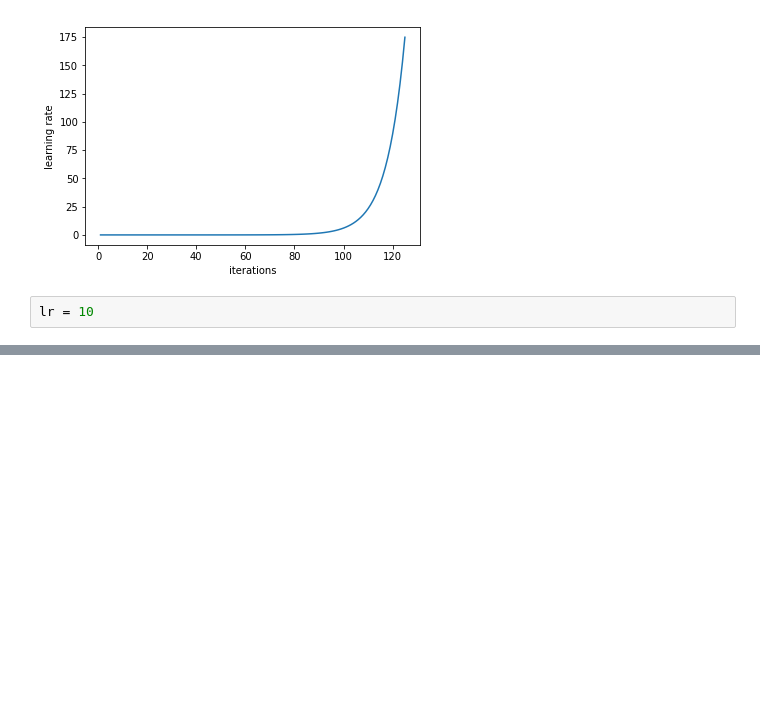
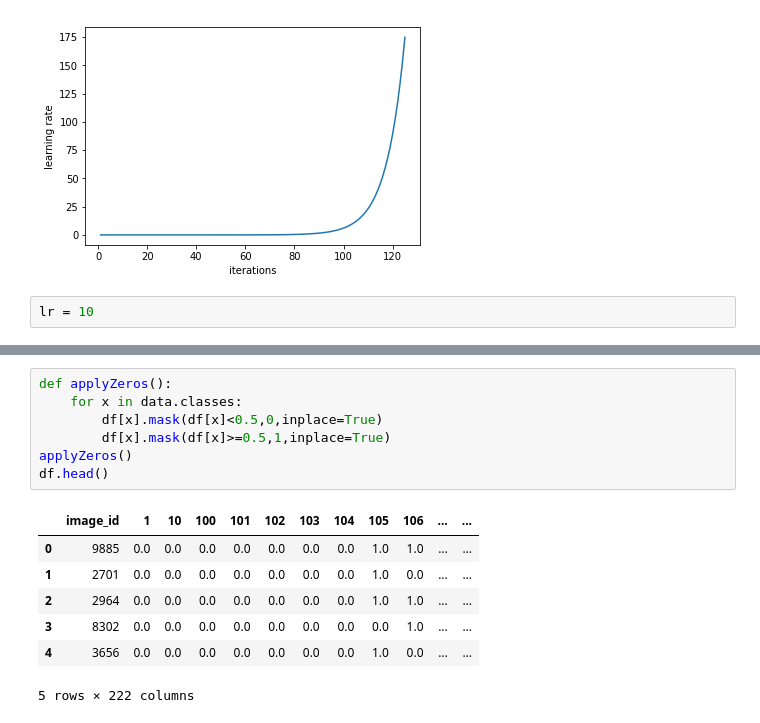
Before and after one commit to Muosvr/iMaterialistChallenge, a Jupyter notebook: iMaterialist-Challenge.ipynb, the cells around one changed output, grey strips where cells are left out. Cells and saved outputs as stored; diff of their text form; blank space fills up the shorter version.

```diff
--- a/iMaterialist-Challenge.ipynb
+++ b/iMaterialist-Challenge.ipynb
@@ -344,0 +509,15 @@ epoch      trn_loss   val_loss   f1
+# %%
+def applyZeros():
+    for x in data.classes:
+        df[x].mask(df[x]<0.5,0,inplace=True)
+        df[x].mask(df[x]>=0.5,1,inplace=True)
+applyZeros()
+df.head()
+# %% [output]
+|  | image_id | 1 | 10 | 100 | 101 | 102 | 103 | 104 | 105 | 106 | ... | ... |
+| 0 | 9885 | 0.0 | 0.0 | 0.0 | 0.0 | 0.0 | 0.0 | 0.0 | 1.0 | 1.0 | ... | ... |
+| 1 | 2701 | 0.0 | 0.0 | 0.0 | 0.0 | 0.0 | 0.0 | 0.0 | 1.0 | 0.0 | ... | ... |
+| 2 | 2964 | 0.0 | 0.0 | 0.0 | 0.0 | 0.0 | 0.0 | 0.0 | 1.0 | 1.0 | ... | ... |
+| 3 | 8302 | 0.0 | 0.0 | 0.0 | 0.0 | 0.0 | 0.0 | 0.0 | 0.0 | 1.0 | ... | ... |
+| 4 | 3656 | 0.0 | 0.0 | 0.0 | 0.0 | 0.0 | 0.0 | 0.0 | 1.0 | 0.0 | ... | ... |
+5 rows × 222 columns
```
Also changed, not shown: parts of 36 cells of this notebook.
